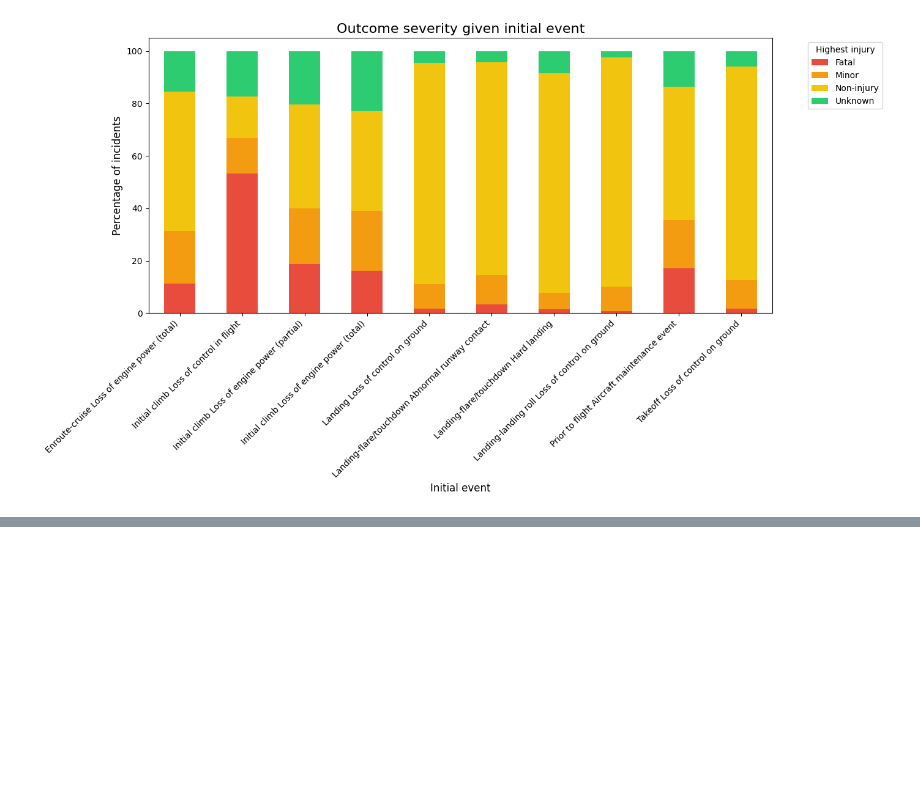
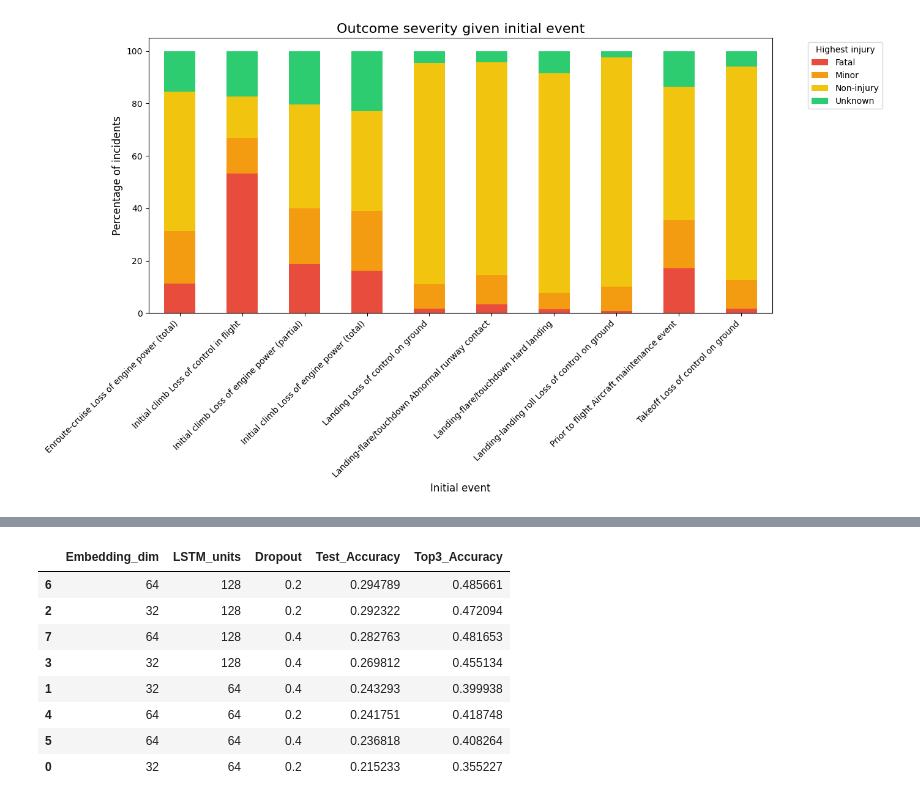
Before and after one commit to jordangm-2000/Enrisk_Project, a Jupyter notebook: new_nb_ml_proj.ipynb, the cells around one changed output, grey strips where cells are left out. Saved outputs shown, nothing was run; the diff lists cells and outputs as text; code cells hidden in the pictures; blank space fills up the shorter version.

```diff
--- a/new_nb_ml_proj.ipynb
+++ b/new_nb_ml_proj.ipynb
@@ -590,0 +396,16 @@ plt.show()
+# %%
+from sklearn.model_selection import train_test_split
+
+# testing model accuracy from above
+
+X_train, X_test, y_train, y_test = train_test_split(X_padded, y, test_size=0.2, random_state=1021)
+
+loss, accuracy = model.evaluate(X_test, y_test)
+
+# get top 3 most accurate categories
+top_3_acc = tf.keras.metrics.SparseTopKCategoricalAccuracy(k=3)
+y_pred = model.predict(X_test)
+top_3_acc.update_state(y_test, y_pred)
+print('Top 3 accuracy:'+str(top_3_acc.result().numpy()))
+
+# results will be awful! but this is intended as a starting point
@@ -590,0 +416,66 @@ plt.show()
+# %%
+import pandas as pd
+import numpy as np
+from tensorflow.keras.callbacks import EarlyStopping
+
+results = []
+
+embedding_dims = [32, 64]
+lstm_units = [64, 128]
+dropouts = [0.2, 0.4]
+
+for emb_dim in embedding_dims:
+    for lstm_unit in lstm_units:
+        for dr in dropouts:
+
+            print(f"\nTraining model: emb={emb_dim}, lstm={lstm_unit}, dropout={dr}")
+
+            model = tf.keras.Sequential([
+                tf.keras.layers.Embedding(input_dim=len(le.classes_), output_dim=emb_dim),
+                tf.keras.layers.LSTM(lstm_unit, dropout=dr, recurrent_dropout=dr),
+                tf.keras.layers.Dense(len(le.classes_), activation='softmax')
+            ])
+
+            model.compile(
+                optimizer='adam',
+                loss='sparse_categorical_crossentropy',
+                metrics=['accuracy']
+            )
+
+            early_stop = EarlyStopping(
+                monitor='val_loss',
+                patience=2,
+                restore_best_weights=True
+            )
+
+            history = model.fit(
+                X_train,
+                y_train,
+                epochs=8,
+                batch_size=64,
+                validation_split=0.2,
+                callbacks=[early_stop],
+                verbose=0
+            )
+
+            loss, accuracy = model.evaluate(X_test, y_test, verbose=0)
+
+            # Top-3 accuracy
+            y_pred = model.predict(X_test, verbose=0)
+            top_3_acc = tf.keras.metrics.SparseTopKCategoricalAccuracy(k=3)
+            top_3_acc.update_state(y_test, y_pred)
+
+            results.append({
+                "Embedding_dim": emb_dim,
+                "LSTM_units": lstm_unit,
+                "Dropout": dr,
+                "Test_Accuracy": accuracy,
+                "Top3_Accuracy": top_3_acc.result().numpy()
+            })
+
+# Convert to DataFrame
+results_df = pd.DataFrame(results)
+results_df = results_df.sort_values(by="Test_Accuracy", ascending=False)
+
+results_df
+# %% [output]
@@ -590,0 +497,9 @@ plt.show()
+|  | Embedding_dim | LSTM_units | Dropout | Test_Accuracy | Top3_Accuracy |
+| 6 | 64 | 128 | 0.2 | 0.294789 | 0.485661 |
+| 2 | 32 | 128 | 0.2 | 0.292322 | 0.472094 |
+| 7 | 64 | 128 | 0.4 | 0.282763 | 0.481653 |
+| 3 | 32 | 128 | 0.4 | 0.269812 | 0.455134 |
+| 1 | 32 | 64 | 0.4 | 0.243293 | 0.399938 |
+| 4 | 64 | 64 | 0.2 | 0.241751 | 0.418748 |
+| 5 | 64 | 64 | 0.4 | 0.236818 | 0.408264 |
+| 0 | 32 | 64 | 0.2 | 0.215233 | 0.355227 |
```
Also changed, not shown: parts of 14 cells of this notebook.
